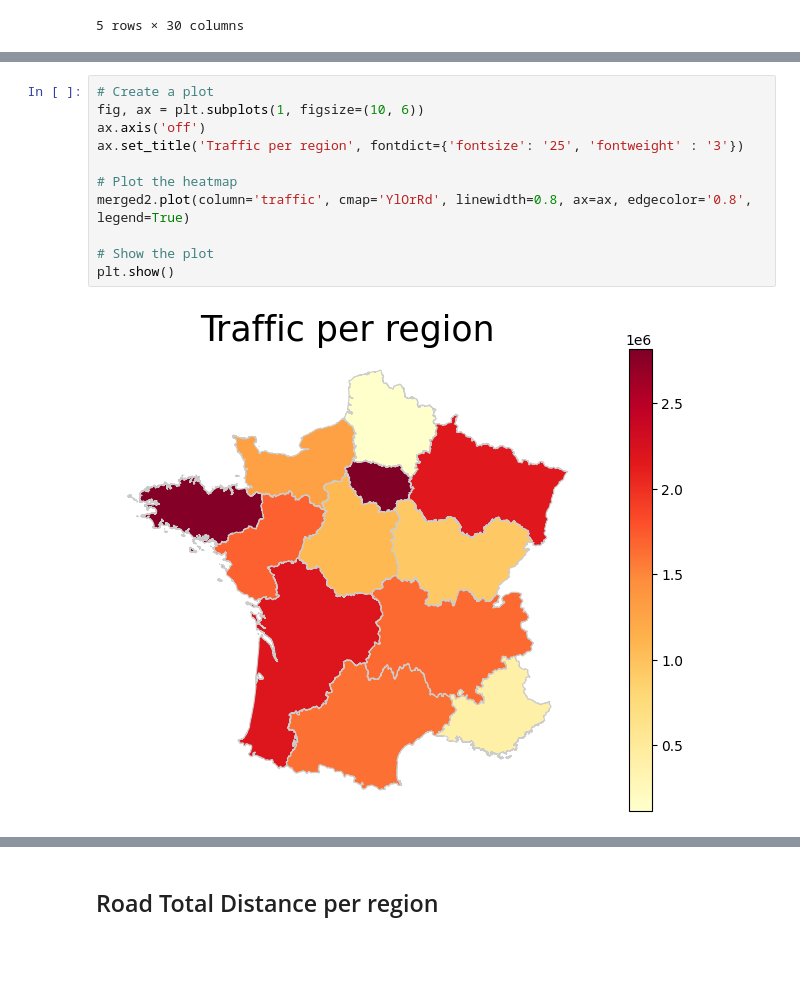
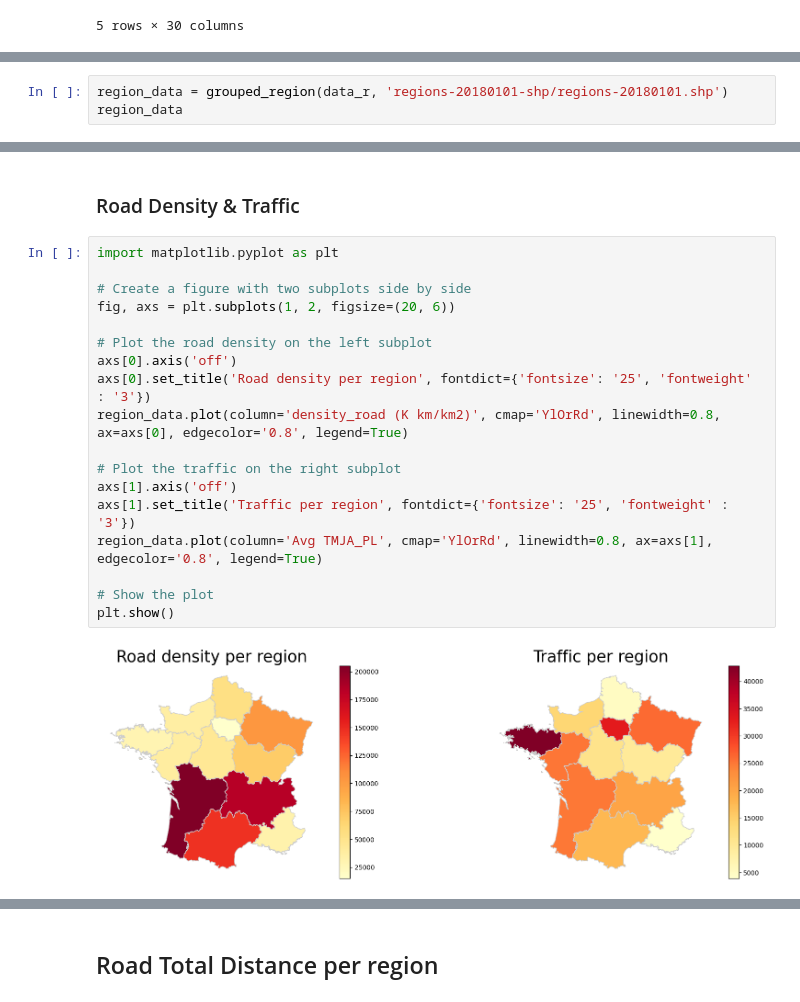
Before and after one commit to augustin-delabrosse/sustainability-challenge, a Jupyter notebook: NetworkAnalysis.ipynb, the cells around one changed output, grey strips where cells are left out. Cells and saved outputs as stored; diff of their text form; blank space fills up the shorter version.

```diff
--- a/NetworkAnalysis.ipynb
+++ b/NetworkAnalysis.ipynb
@@ -219,0 +133,3 @@ merged2
+# %%
+region_data = grouped_region(data_r, 'regions-20180101-shp/regions-20180101.shp')
+region_data
@@ -220,13 +150,22 @@ merged2
+# %% [markdown]
+### Road Density & Traffic
 # %%
-# Create a plot
-fig, ax = plt.subplots(1, figsize=(10, 6))
-ax.axis('off')
-ax.set_title('Traffic per region', fontdict={'fontsize': '25', 'fontweight' : '3'})
+import matplotlib.pyplot as plt
 
-# Plot the heatmap
-merged2.plot(column='traffic', cmap='YlOrRd', linewidth=0.8, ax=ax, edgecolor='0.8', legend=True)
+# Create a figure with two subplots side by side
+fig, axs = plt.subplots(1, 2, figsize=(20, 6))
+
+# Plot the road density on the left subplot
+axs[0].axis('off')
+axs[0].set_title('Road density per region', fontdict={'fontsize': '25', 'fontweight' : '3'})
+region_data.plot(column='density_road (K km/km2)', cmap='YlOrRd', linewidth=0.8, ax=axs[0], edgecolor='0.8', legend=True)
+
+# Plot the traffic on the right subplot
+axs[1].axis('off')
+axs[1].set_title('Traffic per region', fontdict={'fontsize': '25', 'fontweight' : '3'})
+region_data.plot(column='Avg TMJA_PL', cmap='YlOrRd', linewidth=0.8, ax=axs[1], edgecolor='0.8', legend=True)
 
 # Show the plot
 plt.show()
 # %% [output]
-[figure, old version]
+[figure, new version]
```
Also changed, not shown: parts of 97 cells of this notebook.
